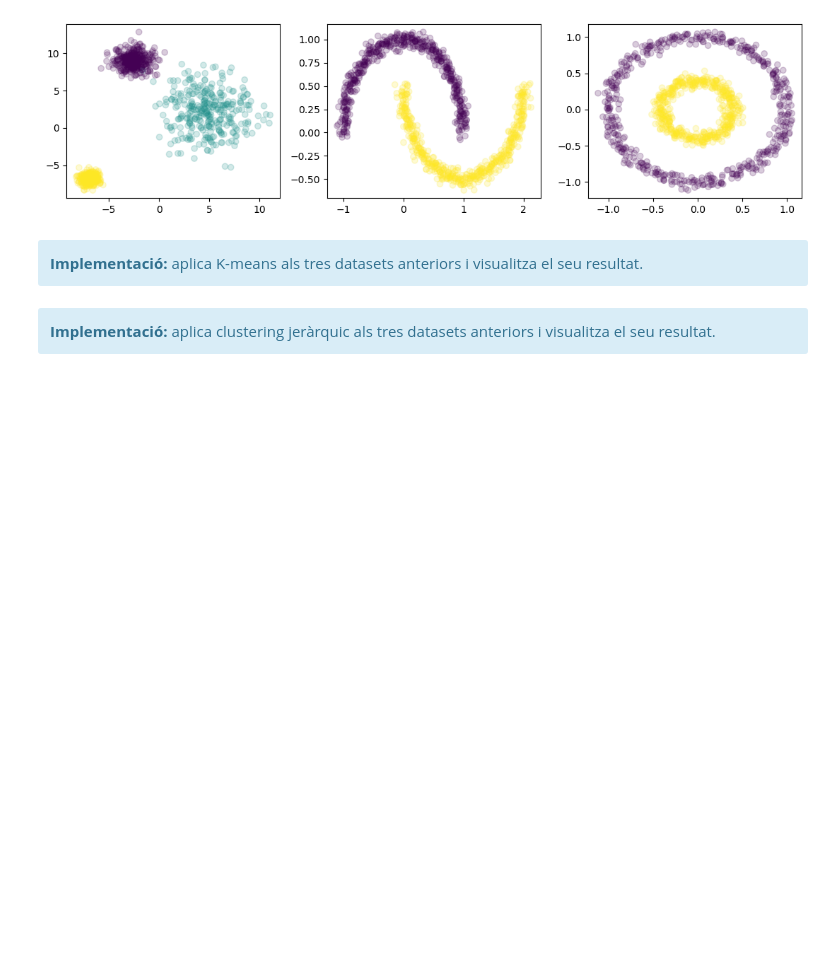
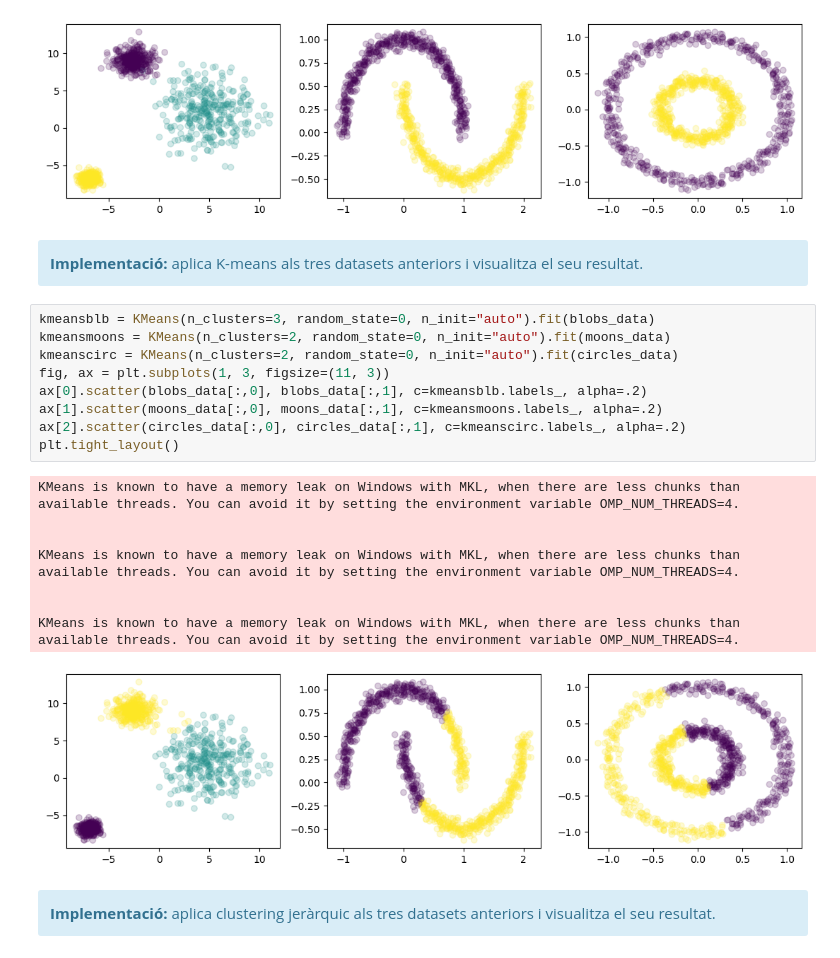
Before and after one commit to alvimn/UOC-treballs, a Jupyter notebook: Aprenentatge automatic/PAC2/M2.991_20241_PAC2-Enunciat.ipynb, the cells around one changed output. Saved outputs shown, nothing was run; the diff lists cells and outputs as text; blank space fills up the shorter version.

```diff
--- a/Aprenentatge automatic/PAC2/M2.991_20241_PAC2-Enunciat.ipynb
+++ b/Aprenentatge automatic/PAC2/M2.991_20241_PAC2-Enunciat.ipynb
@@ -447,6 +447,24 @@ plt.tight_layout()
 <div class="alert alert-block alert-info">
 <strong>Implementació:</strong> aplica K-means als tres datasets anteriors i visualitza el seu resultat.
 </div>
+# %%
+kmeansblb = KMeans(n_clusters=3, random_state=0, n_init="auto").fit(blobs_data)
+kmeansmoons = KMeans(n_clusters=2, random_state=0, n_init="auto").fit(moons_data)
+kmeanscirc = KMeans(n_clusters=2, random_state=0, n_init="auto").fit(circles_data)
+fig, ax = plt.subplots(1, 3, figsize=(11, 3))
+ax[0].scatter(blobs_data[:,0], blobs_data[:,1], c=kmeansblb.labels_, alpha=.2)
+ax[1].scatter(moons_data[:,0], moons_data[:,1], c=kmeansmoons.labels_, alpha=.2)
+ax[2].scatter(circles_data[:,0], circles_data[:,1], c=kmeanscirc.labels_, alpha=.2)
+plt.tight_layout()
+# %% [output]
+KMeans is known to have a memory leak on Windows with MKL, when there are less chunks than available threads. You can avoid it by setting the environment variable OMP_NUM_THREADS=4.
+
+
+KMeans is known to have a memory leak on Windows with MKL, when there are less chunks than available threads. You can avoid it by setting the environment variable OMP_NUM_THREADS=4.
+
+
+KMeans is known to have a memory leak on Windows with MKL, when there are less chunks than available threads. You can avoid it by setting the environment variable OMP_NUM_THREADS=4.
+[figure, added]
 # %% [markdown]
 <div class="alert alert-block alert-info">
 <strong>Implementació:</strong> aplica clustering jeràrquic als tres datasets anteriors i visualitza el seu resultat.
```
Also changed, not shown: parts of 29 cells of this notebook, 2 other files.
